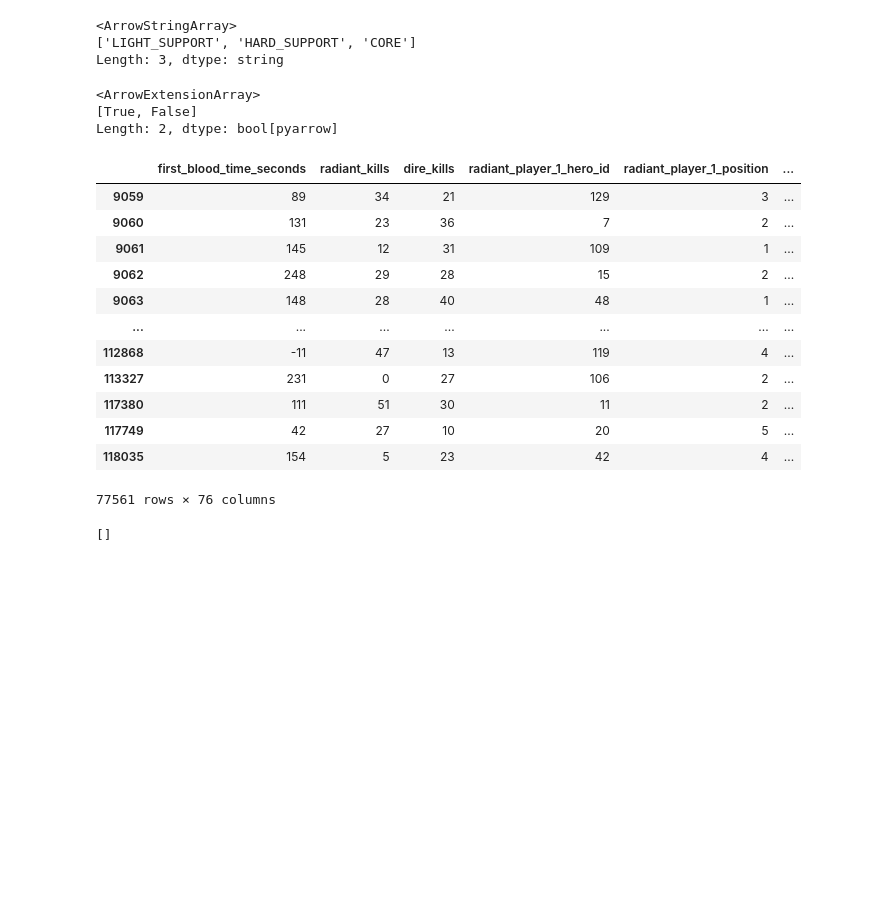
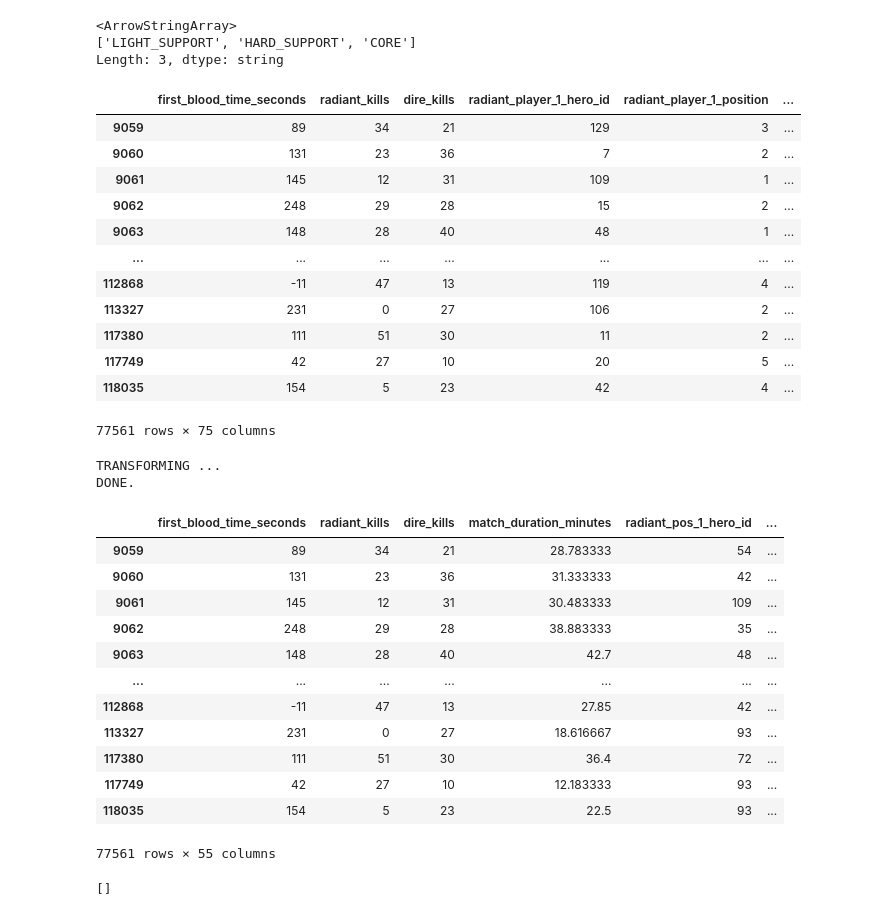
Before and after one commit to byermekov/GE2324_CW, a Jupyter notebook: dota2-ge.ipynb, the cells around one changed output. Cells and saved outputs as stored; diff of their text form; code cells hidden in the pictures; blank space fills up the shorter version.

```diff
--- a/dota2-ge.ipynb
+++ b/dota2-ge.ipynb
@@ -432,7 +432,7 @@ matches
 # %%
 columns_to_drop = ['league', 'league_tier', 'league_region', 'series_type', 'radiant_team_name','dire_team_name','game_version_id',
                    'year_month','league_id','league_start_date_time','league_end_date_time','series_id', 'match_id','match_start_date_time','radiant_team_id','dire_team_id',
-                  'winner_id','match_duration_seconds']
+                  'winner_id','match_duration_seconds','total_kills']
 player_features = [col for col in matches.columns if not any(col.startswith(prefix) for prefix in ['radiant_player_', 'dire_player_'])]
 
 for i in range(1, 6):
@@ -538,12 +538,6 @@ df['dire_player_3_role'].unique()
 <ArrowStringArray>
 ['LIGHT_SUPPORT', 'HARD_SUPPORT', 'CORE']
 Length: 3, dtype: string
-# %%
-df['radiant_win'].unique()
-# %% [output]
-<ArrowExtensionArray>
-[True, False]
-Length: 2, dtype: bool[pyarrow]
 # %%
 role_mapping = {'CORE':1,'LIGHT_SUPPORT':2, 'HARD_SUPPORT':3}
 position_mapping = {'POSITION_1' : 1,'POSITION_2' : 2,'POSITION_3' : 3,'POSITION_4' : 4,'POSITION_5' : 5}
@@ -572,4 +566,4 @@ df
 | 117380 | 111 | 51 | 30 | 11 | 2 | ... |
 | 117749 | 42 | 27 | 10 | 20 | 5 | ... |
 | 118035 | 154 | 5 | 23 | 42 | 4 | ... |
-77561 rows × 76 columns
+77561 rows × 75 columns
@@ -576,3 +616,24 @@ df
+# %%
+df = get_newdf(df)
+# %% [output]
+TRANSFORMING ...
+DONE.
+# %%
+df
+# %% [output]
+|  | first_blood_time_seconds | radiant_kills | dire_kills | match_duration_minutes | radiant_pos_1_hero_id | ... |
+| 9059 | 89 | 34 | 21 | 28.783333 | 54 | ... |
+| 9060 | 131 | 23 | 36 | 31.333333 | 42 | ... |
+| 9061 | 145 | 12 | 31 | 30.483333 | 109 | ... |
+| 9062 | 248 | 29 | 28 | 38.883333 | 35 | ... |
+| 9063 | 148 | 28 | 40 | 42.7 | 48 | ... |
+| ... | ... | ... | ... | ... | ... | ... |
+| 112868 | -11 | 47 | 13 | 27.85 | 42 | ... |
+| 113327 | 231 | 0 | 27 | 18.616667 | 93 | ... |
+| 117380 | 111 | 51 | 30 | 36.4 | 72 | ... |
+| 117749 | 42 | 27 | 10 | 12.183333 | 93 | ... |
+| 118035 | 154 | 5 | 23 | 22.5 | 93 | ... |
+77561 rows × 55 columns
 # %%
 get_categorical_cols(df, 0)
 # %% [output]
```
Also changed, not shown: parts of 27 cells of this notebook.
